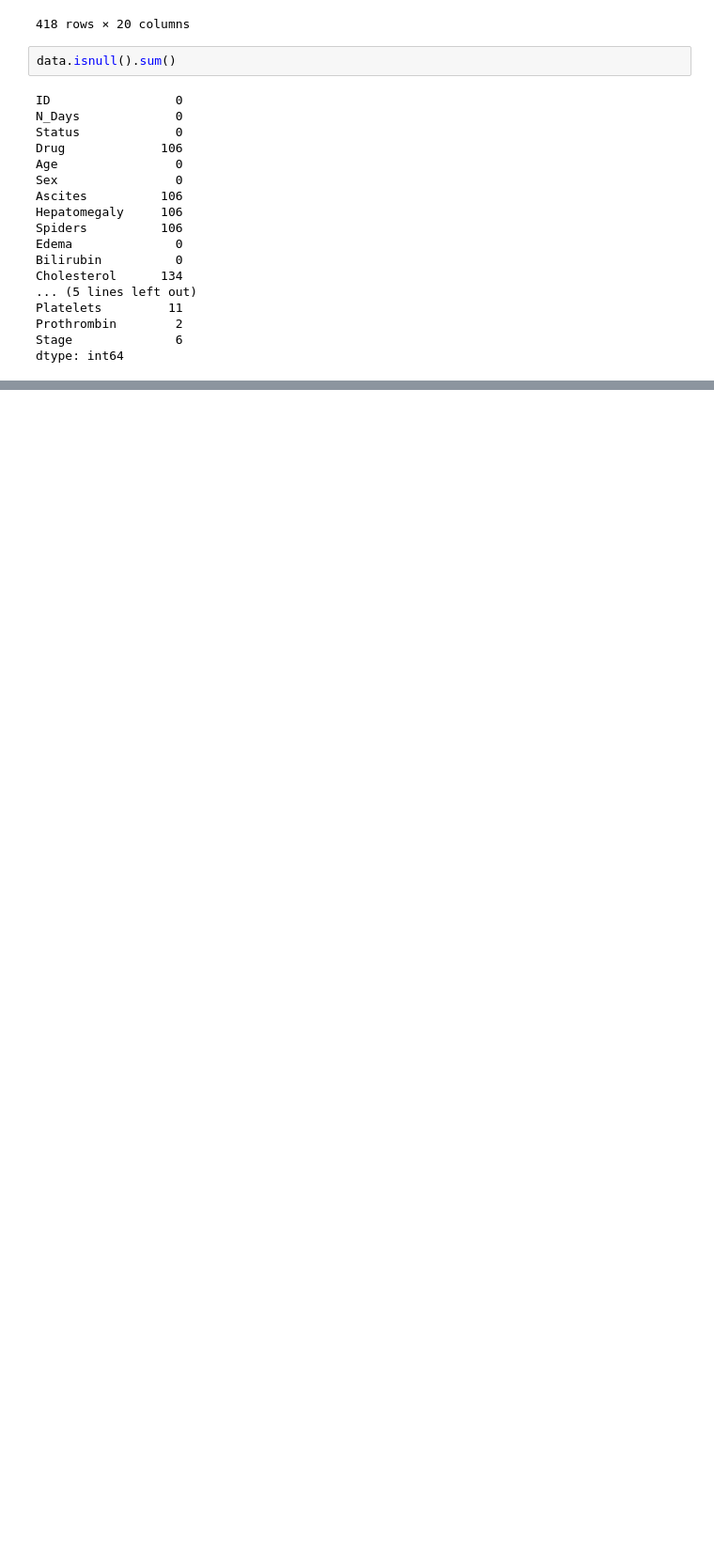
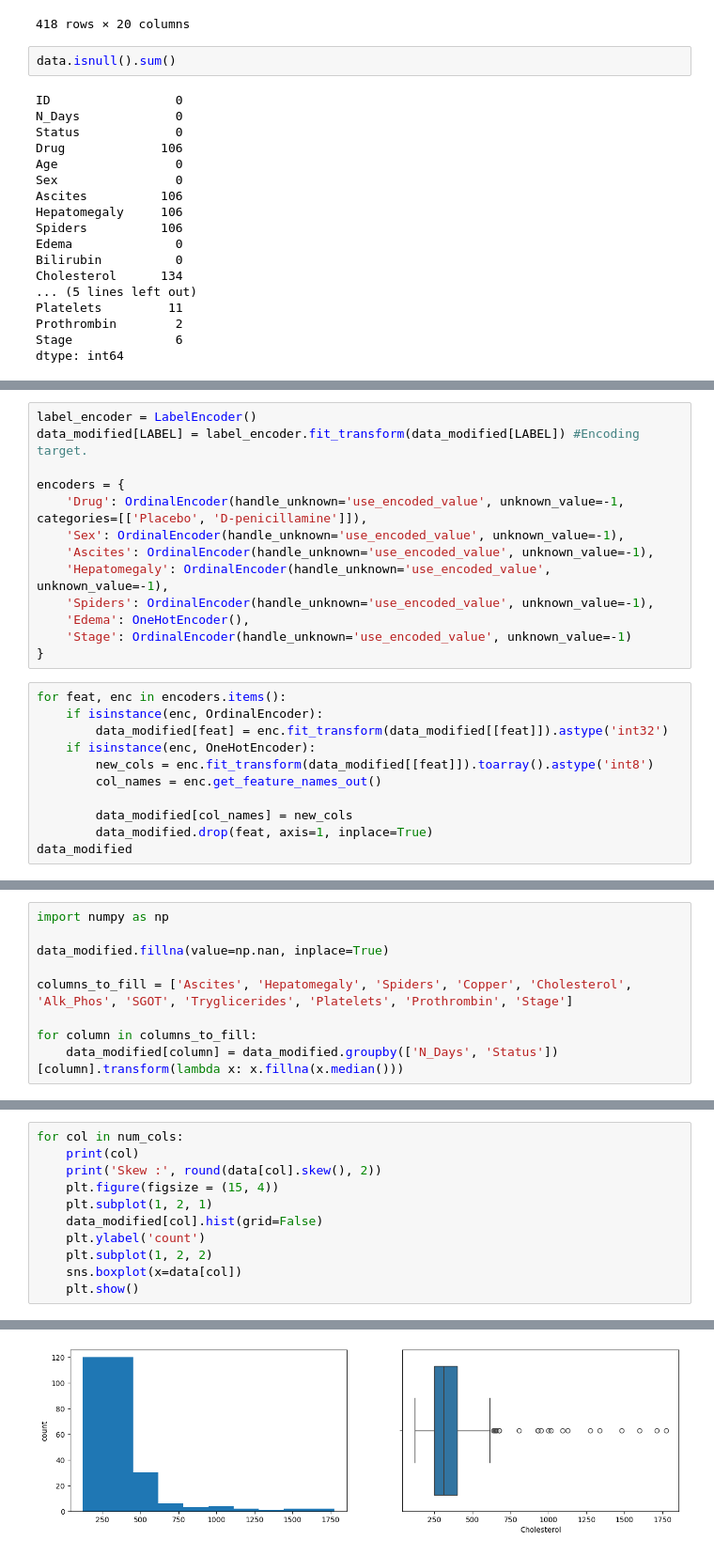
Before and after one commit to AKSHAT-KUMAR-14/Liver-Cirrhosis-Analysis, a Jupyter notebook: liver_cirrhosis.ipynb, the cells around one changed output, grey strips where cells are left out. Shown at 94% size. Drawn from its saved outputs; the diff is of its cells as text; blank space fills up the shorter version.

```diff
--- a/liver_cirrhosis.ipynb
+++ b/liver_cirrhosis.ipynb
@@ -170,0 +182,24 @@ min(data['N_Days'])
+# %%
+label_encoder = LabelEncoder()
+data_modified[LABEL] = label_encoder.fit_transform(data_modified[LABEL]) #Encoding target.
+
+encoders = {
+    'Drug': OrdinalEncoder(handle_unknown='use_encoded_value', unknown_value=-1, categories=[['Placebo', 'D-penicillamine']]),
+    'Sex': OrdinalEncoder(handle_unknown='use_encoded_value', unknown_value=-1),
+    'Ascites': OrdinalEncoder(handle_unknown='use_encoded_value', unknown_value=-1),
+    'Hepatomegaly': OrdinalEncoder(handle_unknown='use_encoded_value', unknown_value=-1),
+    'Spiders': OrdinalEncoder(handle_unknown='use_encoded_value', unknown_value=-1),
+    'Edema': OneHotEncoder(),
+    'Stage': OrdinalEncoder(handle_unknown='use_encoded_value', unknown_value=-1)
+}
+# %%
+for feat, enc in encoders.items():
+    if isinstance(enc, OrdinalEncoder):
+        data_modified[feat] = enc.fit_transform(data_modified[[feat]]).astype('int32')
+    if isinstance(enc, OneHotEncoder):
+        new_cols = enc.fit_transform(data_modified[[feat]]).toarray().astype('int8')
+        col_names = enc.get_feature_names_out()
+
+        data_modified[col_names] = new_cols
+        data_modified.drop(feat, axis=1, inplace=True)
+data_modified
@@ -170,0 +220,9 @@ min(data['N_Days'])
+# %%
+import numpy as np
+
+data_modified.fillna(value=np.nan, inplace=True)
+
+columns_to_fill = ['Ascites', 'Hepatomegaly', 'Spiders', 'Copper', 'Cholesterol', 'Alk_Phos', 'SGOT', 'Tryglicerides', 'Platelets', 'Prothrombin', 'Stage']
+
+for column in columns_to_fill:
+    data_modified[column] = data_modified.groupby(['N_Days', 'Status'])[column].transform(lambda x: x.fillna(x.median()))
@@ -170,0 +293,12 @@ min(data['N_Days'])
+# %%
+for col in num_cols:
+    print(col)
+    print('Skew :', round(data[col].skew(), 2))
+    plt.figure(figsize = (15, 4))
+    plt.subplot(1, 2, 1)
+    data_modified[col].hist(grid=False)
+    plt.ylabel('count')
+    plt.subplot(1, 2, 2)
+    sns.boxplot(x=data[col])
+    plt.show()
+# %% [output]
@@ -170,0 +319 @@ min(data['N_Days'])
+[figure, added]
```
Also changed, not shown: parts of 17 cells of this notebook.
